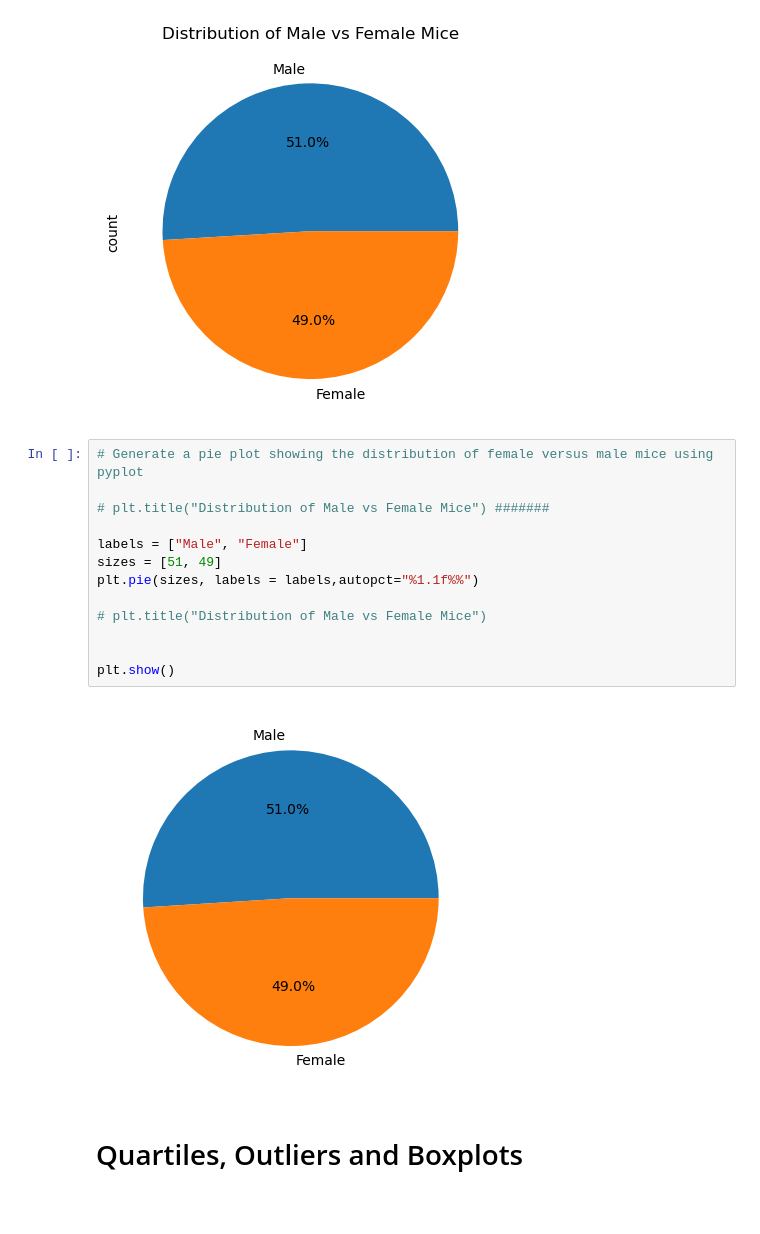
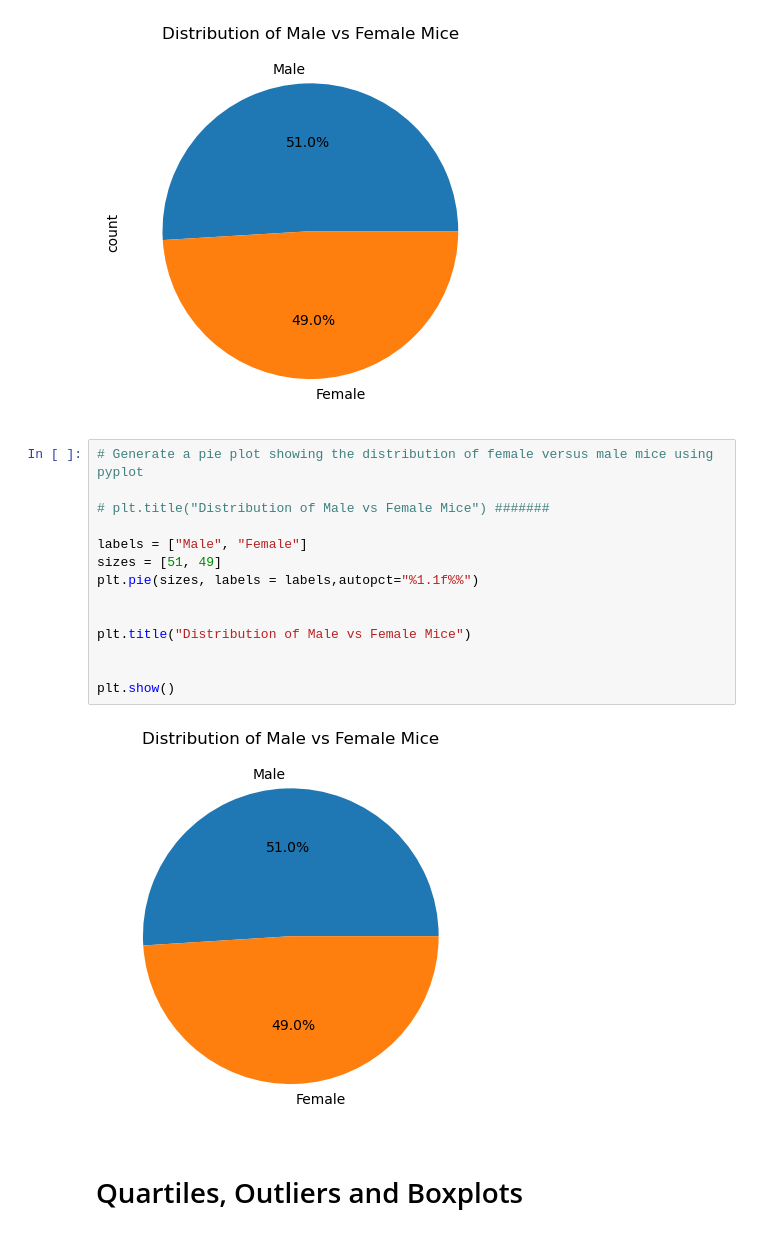
Before and after one commit to meehal0203/Module_5_Pymaceuticals, a Jupyter notebook: Pymaceuticals/Pymaceuticals.ipynb, the cells around one changed output. Drawn from its saved outputs; the diff is of its cells as text; blank space fills up the shorter version.

```diff
--- a/Pymaceuticals/Pymaceuticals.ipynb
+++ b/Pymaceuticals/Pymaceuticals.ipynb
@@ -226,18 +226,19 @@ plt.show()
 # %%
 # Generate a pie plot showing the distribution of female versus male mice using pyplot
 
 # plt.title("Distribution of Male vs Female Mice") #######
 
 labels = ["Male", "Female"]
 sizes = [51, 49]
 plt.pie(sizes, labels = labels,autopct="%1.1f%%")
 
-# plt.title("Distribution of Male vs Female Mice")
+
+plt.title("Distribution of Male vs Female Mice")
 
 
 plt.show()
 # %% [output]
-[figure, old version]
+[figure, new version]
 # %% [markdown]
 # Quartiles, Outliers and Boxplots
 # %%
```
Also changed, not shown: parts of 5 cells of this notebook.
